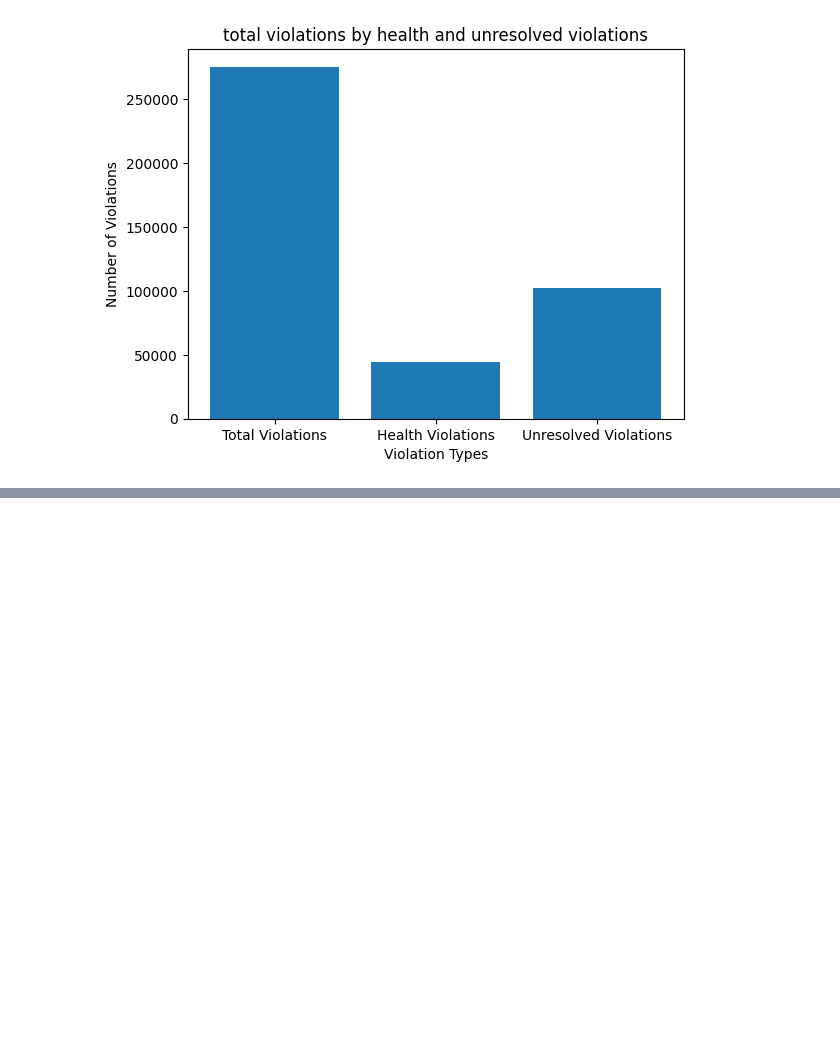
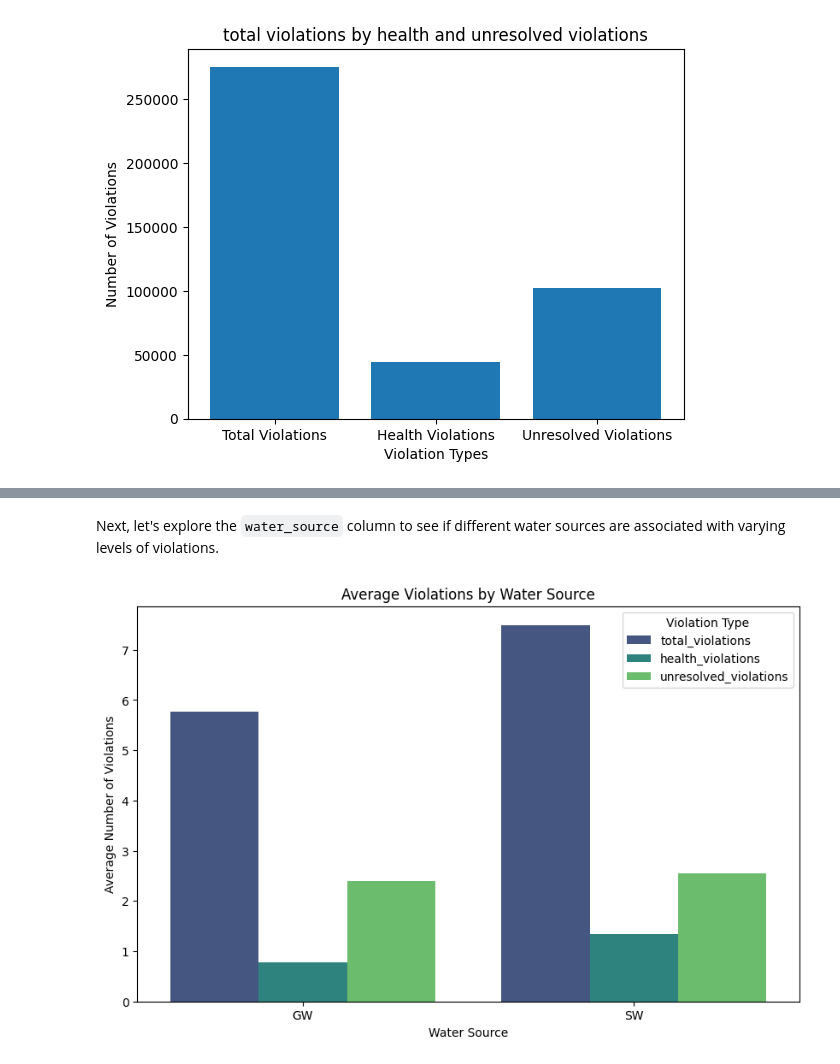
Before and after one commit to eileenwill4-ops/DSRP-project, a Jupyter notebook: (DSRP__Project).ipynb, the cells around one changed output, grey strips where cells are left out. Saved outputs shown, nothing was run; the diff lists cells and outputs as text; code cells hidden in the pictures; blank space fills up the shorter version.

```diff
--- a/(DSRP__Project).ipynb
+++ b/(DSRP__Project).ipynb
@@ -237,0 +392,20 @@ plt.show()
+# %% [markdown]
+Next, let's explore the `water_source` column to see if different water sources are associated with varying levels of violations.
+# %%
+import matplotlib.pyplot as plt
+import seaborn as sns
+
+# Group by water_source and calculate the mean of violation types
+water_source_violations = df.groupby('water_source')[['total_violations', 'health_violations', 'unresolved_violations']].mean().reset_index()
+
+# Melt the DataFrame for easier plotting with seaborn
+water_source_violations_melted = water_source_violations.melt('water_source', var_name='Violation Type', value_name='Average Violations')
+
+plt.figure(figsize=(10, 6))
+sns.barplot(x='water_source', y='Average Violations', hue='Violation Type', data=water_source_violations_melted, palette='viridis')
+plt.title('Average Violations by Water Source')
+plt.xlabel('Water Source')
+plt.ylabel('Average Number of Violations')
+plt.show()
+# %% [output]
+[figure, added]
```
Also changed, not shown: parts of 41 cells of this notebook.
